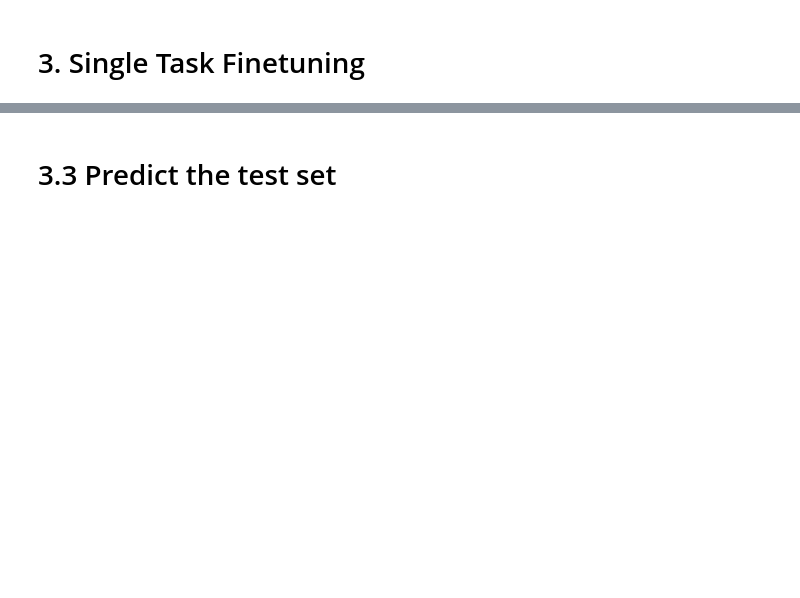
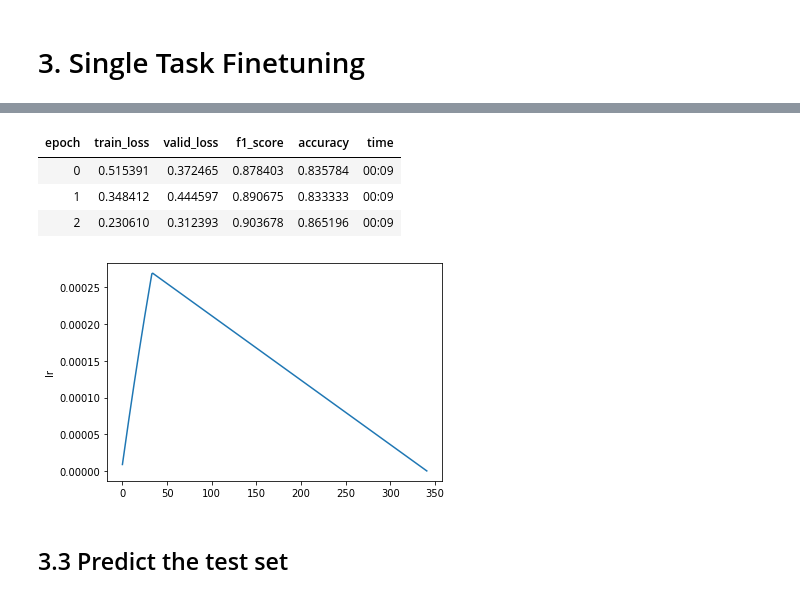
Before and after one commit to richarddwang/electra_pytorch, a Jupyter notebook: Finetune_GLUE_with_fastai.ipynb, the cells around one changed output, grey strips where cells are left out. Drawn from its saved outputs; the diff is of its cells as text; code cells hidden in the pictures; blank space fills up the shorter version.

Commit message:
lr schedule

```diff
--- a/Finetune_GLUE_with_fastai.ipynb
+++ b/Finetune_GLUE_with_fastai.ipynb
@@ -380,7 +329,7 @@ class SentencePredictHead(nn.Module):
 * change `targ_voc_size` for diffrent task
 * change `256` for your model's hidden size
 # %%
-single_task_model = nn.Sequential(HFModelWrapper(base_model, pad_id=hf_tokenizer.pad_token_id, sep_id=hf_tokenizer.sep_token_id), # specify spe_id and wrapper will create and pass token_type_ids of sentece A/B for you
+single_task_model = nn.Sequential(HF_ModelWrapper(base_model, pad_id=hf_tokenizer.pad_token_id, sep_id=hf_tokenizer.sep_token_id), # specify spe_id and wrapper will create and pass token_type_ids of sentece A/B for you
                                   SentencePredictHead(256, targ_voc_size=2)) # <- change targ_voc_size according to the task
 inp_tensor = torch.tensor(hf_tokenizer.encode('I am the sentence A','I am the sentence B'))[None,:]
 print(f'input shape: {inp_tensor.shape} (batch size, sequence length)')
@@ -467,0 +349,12 @@ def Accuracy(axis=-1):
+# %%
+# Names come from, for nm in model.named_modules(): print(nm[0])
+def hf_electra_param_splitter(model, num_hidden_layers, outlayer_name):
+  names = ['model.embeddings', *[f'model.encoder.layer.{i}' for i in range(num_hidden_layers)], outlayer_name]
+  def endswith_any(n,ns): return any([ n.endswith(suffix) for suffix in ns])
+  groups = [ list(mod.parameters()) for name, mod in model.named_modules() if endswith_any(name, names) ]
+  assert len(groups) == len(names)
+  return groups
+
+def get_layer_lrs(lr, decay_rate_of_depth, num_hidden_layers):
+  # I think input layer as bottom and output layer as top, which make 'depth' mean different from the one of official repo
+  return [ lr * (decay_rate_of_depth ** depth) for depth in reversed(range(num_hidden_layers+2))]
@@ -474,9 +385,26 @@ And also we train for a short time, so you don't need to care about the accuracy
 # %%
-single_task_learn = Learner(glue_dls['mrpc'], single_task_model,
+num_epochs = 3
+dls = glue_dls['mrpc']
+
+layer_lrs = get_layer_lrs(lr=3e-4,
+                          decay_rate_of_depth=0.8,
+                          num_hidden_layers=base_model.config.num_hidden_layers)
+
+lr_shedule = ParamScheduler({'lr': partial(linear_warmup_and_decay,
+                                            lr_max=np.array(layer_lrs),
+                                            end_lr=0.0,
+                                            decay_power=1,
+                                            warmup_pct=0.1,
+                                            total_steps=num_epochs*(len(dls.train)))})
+
+single_task_learn = Learner(dls, single_task_model,
                             # flatten only if needed, here in fact we don't need
                             # if regression task (STS-B), use MSELossFlat() instead
                             loss_func=CrossEntropyLossFlat(),
-                            metrics=[F1Score(), Accuracy()]).to_fp16()
+                            opt_func=partial(Adam, eps=1e-6,),
+                            metrics=[F1Score(), Accuracy()],
+                            splitter=partial(hf_electra_param_splitter,
+                                             num_hidden_layers=base_model.config.num_hidden_layers,
+                                             outlayer_name='1'),
+                            #lr=layer_lrs,
+                            )#.to_fp16()
-# %%
-lr, _ = single_task_learn.lr_find()
-single_task_learn.fit_one_cycle(n_epoch=1, lr_max=lr)
@@ -488,5 +411,15 @@ single_task_learn.fit_one_cycle(n_epoch=1, lr_max=lr)
+# %%
+single_task_learn.fit(n_epoch=num_epochs,
+                      cbs=[lr_shedule])
+single_task_learn.recorder.plot_sched() # print last lr of last paramters groups (output layer)
+# %% [output]
+| epoch | train_loss | valid_loss | f1_score | accuracy | time |
+| 0 | 0.515391 | 0.372465 | 0.878403 | 0.835784 | 00:09 |
+| 1 | 0.348412 | 0.444597 | 0.890675 | 0.833333 | 00:09 |
+| 2 | 0.230610 | 0.312393 | 0.903678 | 0.865196 | 00:09 |
+[figure, added]
 # %% [markdown]
-# 3.3 Predict the test set
+## 3.3 Predict the test set
 # %%
 test_pred_dir = cache_dir/'glue'/'test'
 test_pred_dir.mkdir(exist_ok=True)
```
Also changed, not shown: parts of 23 cells of this notebook, 1 other file.
